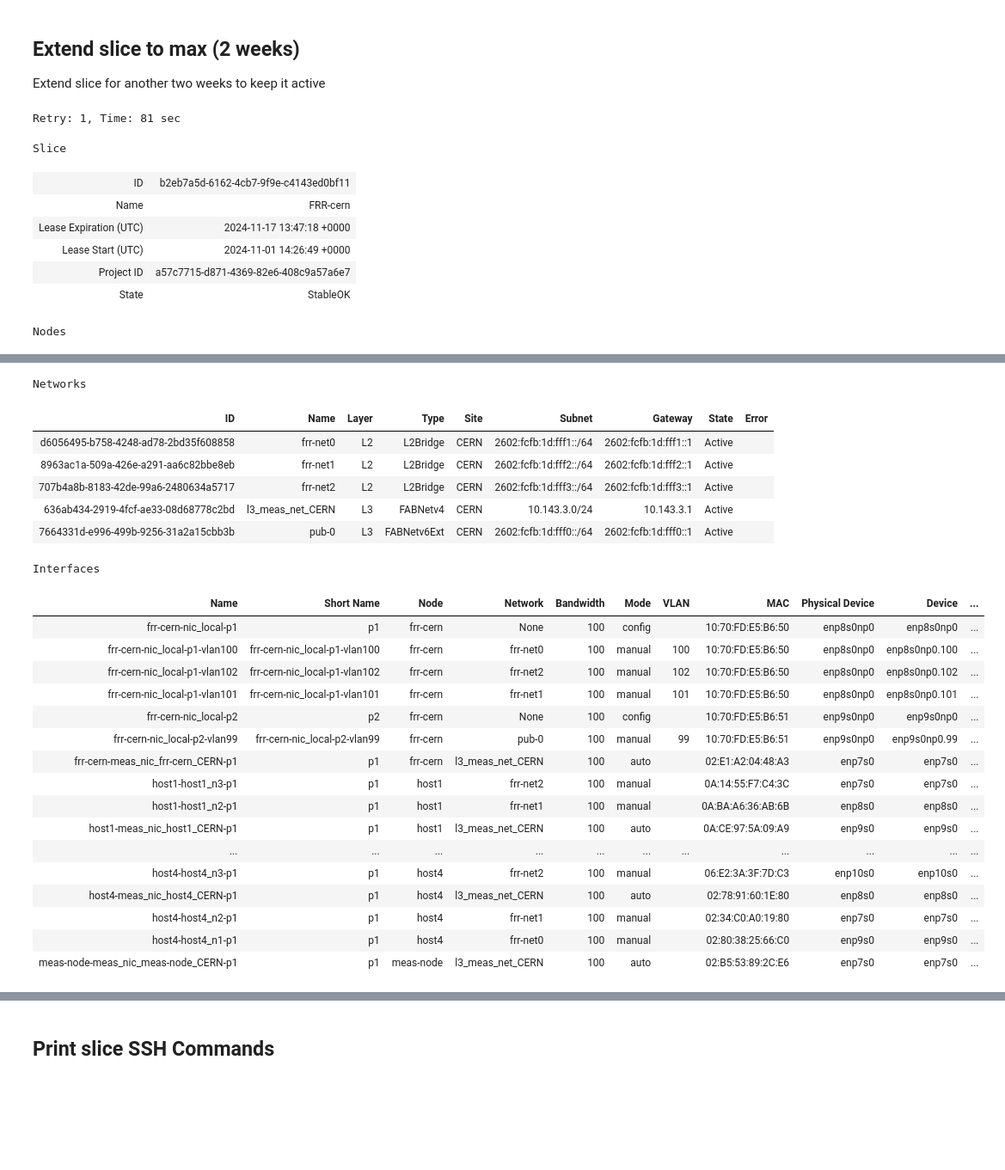
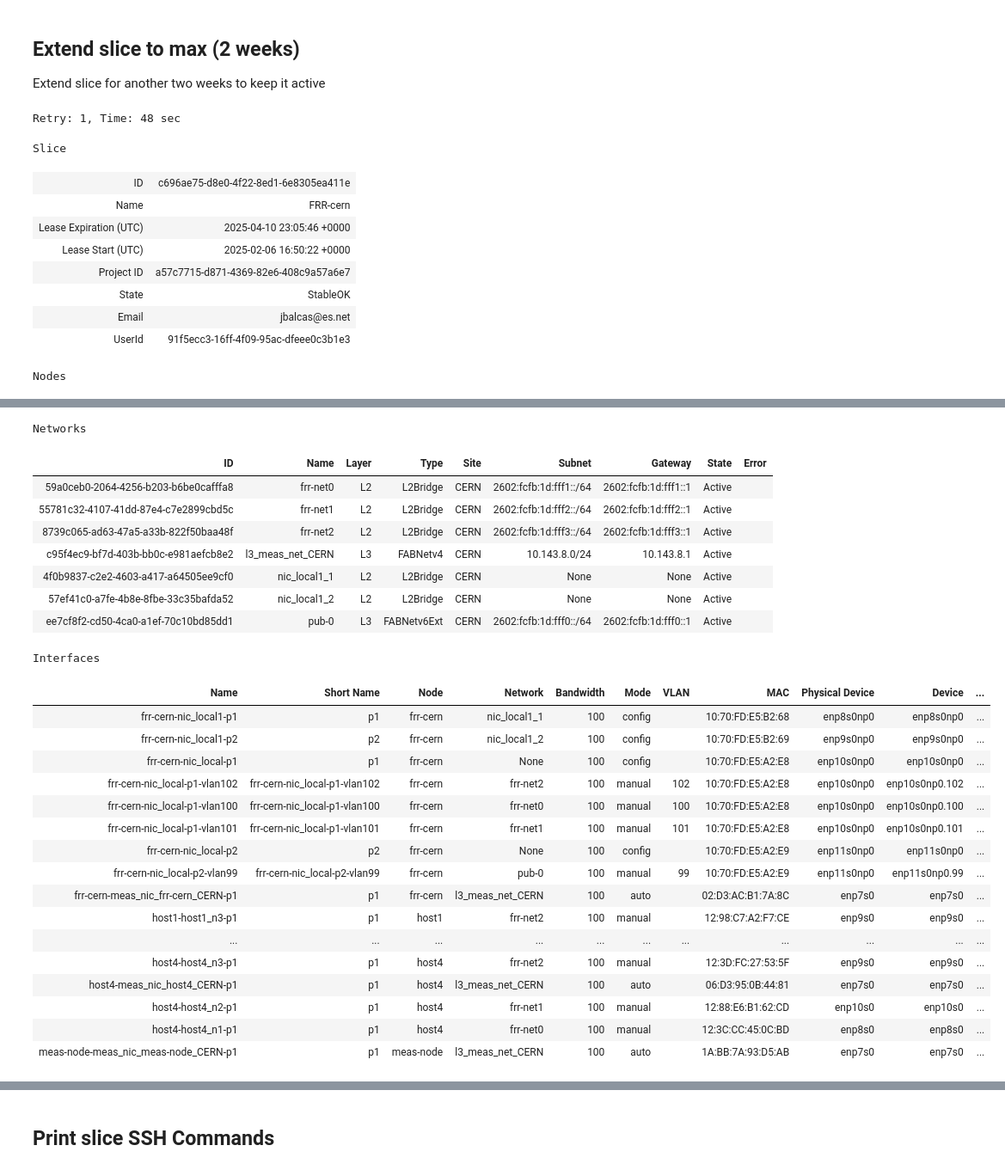
Before and after one commit to sdn-sense/vpp-frr, a Jupyter notebook: jupyter-notebooks/SENSE.ipynb, the cells around one changed output, grey strips where cells are left out. Shown: that part at 86% size. Cells and saved outputs as stored; diff of their text form; code cells hidden in the pictures; blank space fills up the shorter version.

```diff
--- a/jupyter-notebooks/SENSE.ipynb
+++ b/jupyter-notebooks/SENSE.ipynb
@@ -621,6 +800,7 @@ for host in list(hosts.keys()):
 
 Extend slice for another two weeks to keep it active
 # %%
+site="CERN"
 # Extend slice (if already present)
 from datetime import datetime
 from datetime import timezone
@@ -631,10 +811,11 @@ fablib = fablib_manager()
 
 fablib.show_config();
 
-#Set end host to now plus 1 day
+#Set end host to now plus 14 days
 end_date = (datetime.now(timezone.utc) + timedelta(days=14)).strftime("%Y-%m-%d %H:%M:%S %z")
 
 try:
+    slice_name = f'FRR-{site.lower()}'
     slice = fablib.get_slice(name=slice_name)
     slice.show()
     slice.list_slivers()
@@ -651,13 +832,15 @@ try:
 except Exception as e:
     print(f"Exception: {e}")
 # %% [output]
-Retry: 1, Time: 81 sec
+Retry: 1, Time: 48 sec
 Slice
-| ID | b2eb7a5d-6162-4cb7-9f9e-c4143ed0bf11 |
+| ID | c696ae75-d8e0-4f22-8ed1-6e8305ea411e |
 | Name | FRR-cern |
-| Lease Expiration (UTC) | 2024-11-17 13:47:18 +0000 |
-| Lease Start (UTC) | 2024-11-01 14:26:49 +0000 |
+| Lease Expiration (UTC) | 2025-04-10 23:05:46 +0000 |
+| Lease Start (UTC) | 2025-02-06 16:50:22 +0000 |
 | Project ID | a57c7715-d871-4369-82e6-408c9a57a6e7 |
 | State | StableOK |
+| Email | jbalcas@es.net |
+| UserId | 91f5ecc3-16ff-4f09-95ac-dfeee0c3b1e3 |
 Nodes
 | ID | Name | Cores | RAM | Disk | Image | Image Type | Host | Site | Username | Management IP | ... |
@@ -670,25 +853,27 @@ Nodes
 Networks
 | ID | Name | Layer | Type | Site | Subnet | Gateway | State | Error |
-| d6056495-b758-4248-ad78-2bd35f608858 | frr-net0 | L2 | L2Bridge | CERN | 2602:fcfb:1d:fff1::/64 | 2602:fcfb:1d:fff1::1 | Active |  |
-| 8963ac1a-509a-426e-a291-aa6c82bbe8eb | frr-net1 | L2 | L2Bridge | CERN | 2602:fcfb:1d:fff2::/64 | 2602:fcfb:1d:fff2::1 | Active |  |
-| 707b4a8b-8183-42de-99a6-2480634a5717 | frr-net2 | L2 | L2Bridge | CERN | 2602:fcfb:1d:fff3::/64 | 2602:fcfb:1d:fff3::1 | Active |  |
-| 636ab434-2919-4fcf-ae33-08d68778c2bd | l3_meas_net_CERN | L3 | FABNetv4 | CERN | 10.143.3.0/24 | 10.143.3.1 | Active |  |
-| 7664331d-e996-499b-9256-31a2a15cbb3b | pub-0 | L3 | FABNetv6Ext | CERN | 2602:fcfb:1d:fff0::/64 | 2602:fcfb:1d:fff0::1 | Active |  |
+| 59a0ceb0-2064-4256-b203-b6be0cafffa8 | frr-net0 | L2 | L2Bridge | CERN | 2602:fcfb:1d:fff1::/64 | 2602:fcfb:1d:fff1::1 | Active |  |
+| 55781c32-4107-41dd-87e4-c7e2899cbd5c | frr-net1 | L2 | L2Bridge | CERN | 2602:fcfb:1d:fff2::/64 | 2602:fcfb:1d:fff2::1 | Active |  |
+| 8739c065-ad63-47a5-a33b-822f50baa48f | frr-net2 | L2 | L2Bridge | CERN | 2602:fcfb:1d:fff3::/64 | 2602:fcfb:1d:fff3::1 | Active |  |
+| c95f4ec9-bf7d-403b-bb0c-e981aefcb8e2 | l3_meas_net_CERN | L3 | FABNetv4 | CERN | 10.143.8.0/24 | 10.143.8.1 | Active |  |
+| 4f0b9837-c2e2-4603-a417-a64505ee9cf0 | nic_local1_1 | L2 | L2Bridge | CERN | None | None | Active |  |
+| 57ef41c0-a7fe-4b8e-8fbe-33c35bafda52 | nic_local1_2 | L2 | L2Bridge | CERN | None | None | Active |  |
+| ee7cf8f2-cd50-4ca0-a1ef-70c10bd85dd1 | pub-0 | L3 | FABNetv6Ext | CERN | 2602:fcfb:1d:fff0::/64 | 2602:fcfb:1d:fff0::1 | Active |  |
 Interfaces
 | Name | Short Name | Node | Network | Bandwidth | Mode | VLAN | MAC | Physical Device | Device | ... |
-| frr-cern-nic_local-p1 | p1 | frr-cern | None | 100 | config |  | 10:70:FD:E5:B6:50 | enp8s0np0 | enp8s0np0 | ... |
-| frr-cern-nic_local-p1-vlan100 | frr-cern-nic_local-p1-vlan100 | frr-cern | frr-net0 | 100 | manual | 100 | 10:70:FD:E5:B6:50 | enp8s0np0 | enp8s0np0.100 | ... |
-| frr-cern-nic_local-p1-vlan102 | frr-cern-nic_local-p1-vlan102 | frr-cern | frr-net2 | 100 | manual | 102 | 10:70:FD:E5:B6:50 | enp8s0np0 | enp8s0np0.102 | ... |
-| frr-cern-nic_local-p1-vlan101 | frr-cern-nic_local-p1-vlan101 | frr-cern | frr-net1 | 100 | manual | 101 | 10:70:FD:E5:B6:50 | enp8s0np0 | enp8s0np0.101 | ... |
-| frr-cern-nic_local-p2 | p2 | frr-cern | None | 100 | config |  | 10:70:FD:E5:B6:51 | enp9s0np0 | enp9s0np0 | ... |
-| frr-cern-nic_local-p2-vlan99 | frr-cern-nic_local-p2-vlan99 | frr-cern | pub-0 | 100 | manual | 99 | 10:70:FD:E5:B6:51 | enp9s0np0 | enp9s0np0.99 | ... |
-| frr-cern-meas_nic_frr-cern_CERN-p1 | p1 | frr-cern | l3_meas_net_CERN | 100 | auto |  | 02:E1:A2:04:48:A3 | enp7s0 | enp7s0 | ... |
-| host1-host1_n3-p1 | p1 | host1 | frr-net2 | 100 | manual |  | 0A:14:55:F7:C4:3C | enp7s0 | enp7s0 | ... |
-| host1-host1_n2-p1 | p1 | host1 | frr-net1 | 100 | manual |  | 0A:BA:A6:36:AB:6B | enp8s0 | enp8s0 | ... |
-| host1-meas_nic_host1_CERN-p1 | p1 | host1 | l3_meas_net_CERN | 100 | auto |  | 0A:CE:97:5A:09:A9 | enp9s0 | enp9s0 | ... |
+| frr-cern-nic_local1-p1 | p1 | frr-cern | nic_local1_1 | 100 | config |  | 10:70:FD:E5:B2:68 | enp8s0np0 | enp8s0np0 | ... |
+| frr-cern-nic_local1-p2 | p2 | frr-cern | nic_local1_2 | 100 | config |  | 10:70:FD:E5:B2:69 | enp9s0np0 | enp9s0np0 | ... |
+| frr-cern-nic_local-p1 | p1 | frr-cern | None | 100 | config |  | 10:70:FD:E5:A2:E8 | enp10s0np0 | enp10s0np0 | ... |
+| frr-cern-nic_local-p1-vlan102 | frr-cern-nic_local-p1-vlan102 | frr-cern | frr-net2 | 100 | manual | 102 | 10:70:FD:E5:A2:E8 | enp10s0np0 | enp10s0np0.102 | ... |
+| frr-cern-nic_local-p1-vlan100 | frr-cern-nic_local-p1-vlan100 | frr-cern | frr-net0 | 100 | manual | 100 | 10:70:FD:E5:A2:E8 | enp10s0np0 | enp10s0np0.100 | ... |
+| frr-cern-nic_local-p1-vlan101 | frr-cern-nic_local-p1-vlan101 | frr-cern | frr-net1 | 100 | manual | 101 | 10:70:FD:E5:A2:E8 | enp10s0np0 | enp10s0np0.101 | ... |
+| frr-cern-nic_local-p2 | p2 | frr-cern | None | 100 | config |  | 10:70:FD:E5:A2:E9 | enp11s0np0 | enp11s0np0 | ... |
+| frr-cern-nic_local-p2-vlan99 | frr-cern-nic_local-p2-vlan99 | frr-cern | pub-0 | 100 | manual | 99 | 10:70:FD:E5:A2:E9 | enp11s0np0 | enp11s0np0.99 | ... |
+| frr-cern-meas_nic_frr-cern_CERN-p1 | p1 | frr-cern | l3_meas_net_CERN | 100 | auto |  | 02:D3:AC:B1:7A:8C | enp7s0 | enp7s0 | ... |
+| host1-host1_n3-p1 | p1 | host1 | frr-net2 | 100 | manual |  | 12:98:C7:A2:F7:CE | enp9s0 | enp9s0 | ... |
 | ... | ... | ... | ... | ... | ... | ... | ... | ... | ... | ... |
-| host4-host4_n3-p1 | p1 | host4 | frr-net2 | 100 | manual |  | 06:E2:3A:3F:7D:C3 | enp10s0 | enp10s0 | ... |
-| host4-meas_nic_host4_CERN-p1 | p1 | host4 | l3_meas_net_CERN | 100 | auto |  | 02:78:91:60:1E:80 | enp8s0 | enp8s0 | ... |
-| host4-host4_n2-p1 | p1 | host4 | frr-net1 | 100 | manual |  | 02:34:C0:A0:19:80 | enp7s0 | enp7s0 | ... |
-| host4-host4_n1-p1 | p1 | host4 | frr-net0 | 100 | manual |  | 02:80:38:25:66:C0 | enp9s0 | enp9s0 | ... |
-| meas-node-meas_nic_meas-node_CERN-p1 | p1 | meas-node | l3_meas_net_CERN | 100 | auto |  | 02:B5:53:89:2C:E6 | enp7s0 | enp7s0 | ... |
+| host4-host4_n3-p1 | p1 | host4 | frr-net2 | 100 | manual |  | 12:3D:FC:27:53:5F | enp9s0 | enp9s0 | ... |
+| host4-meas_nic_host4_CERN-p1 | p1 | host4 | l3_meas_net_CERN | 100 | auto |  | 06:D3:95:0B:44:81 | enp7s0 | enp7s0 | ... |
+| host4-host4_n2-p1 | p1 | host4 | frr-net1 | 100 | manual |  | 12:88:E6:B1:62:CD | enp10s0 | enp10s0 | ... |
+| host4-host4_n1-p1 | p1 | host4 | frr-net0 | 100 | manual |  | 12:3C:CC:45:0C:BD | enp8s0 | enp8s0 | ... |
+| meas-node-meas_nic_meas-node_CERN-p1 | p1 | meas-node | l3_meas_net_CERN | 100 | auto |  | 1A:BB:7A:93:D5:AB | enp7s0 | enp7s0 | ... |
```
Also changed, not shown: parts of 20 cells of this notebook.
